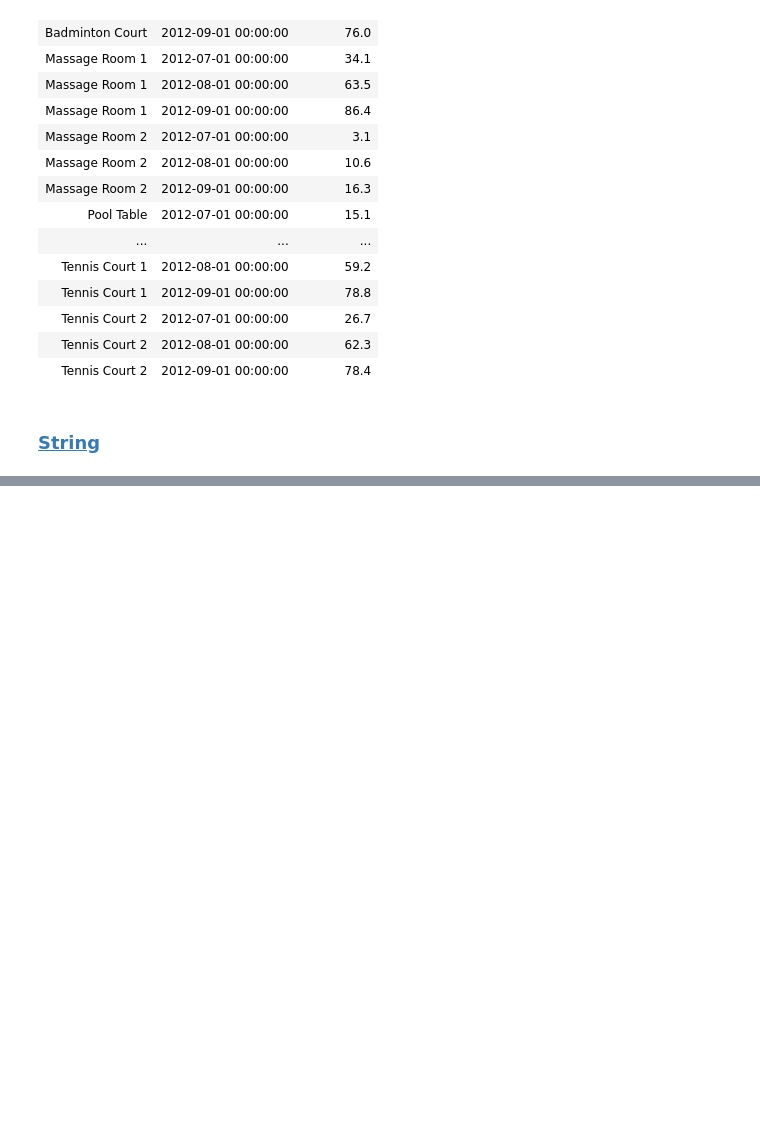
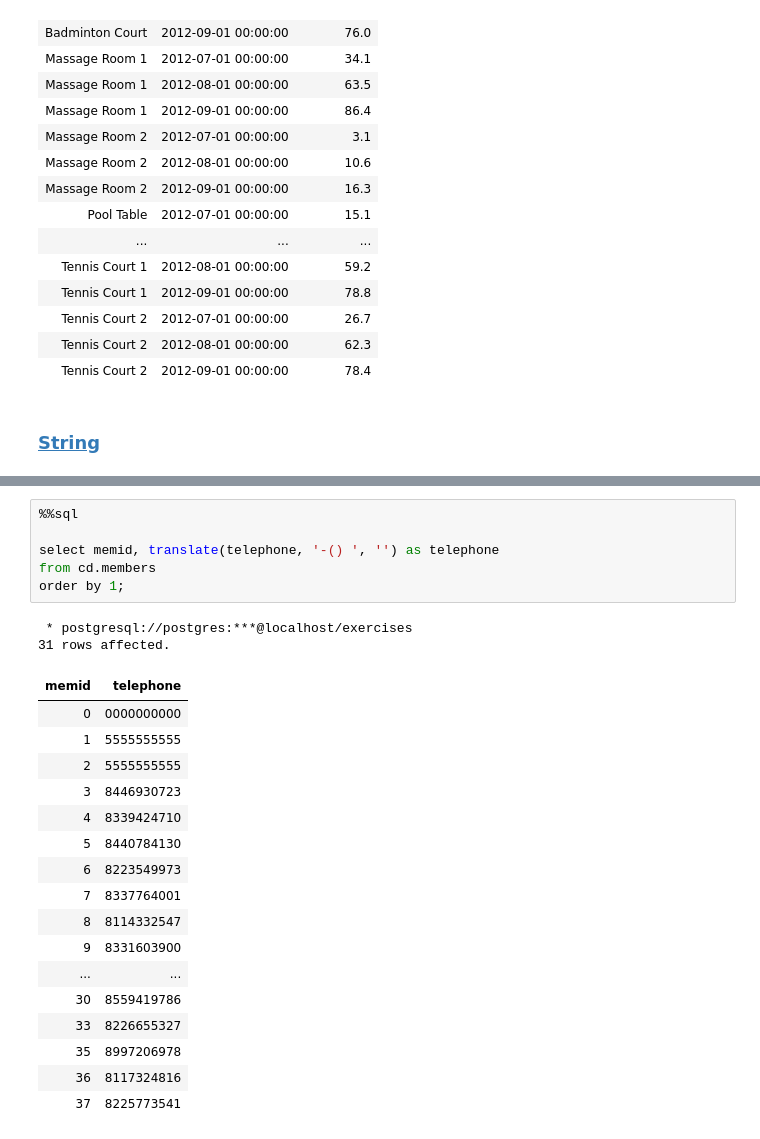
Before and after one commit to Yash9988/self-learn, a Jupyter notebook: practice/sql.ipynb, the cells around one changed output, grey strips where cells are left out. Drawn from its saved outputs; the diff is of its cells as text; blank space fills up the shorter version.

```diff
--- a/practice/sql.ipynb
+++ b/practice/sql.ipynb
@@ -1578,0 +1774,26 @@ order by 1, 2
+# %%
+%%sql
+
+select memid, translate(telephone, '-() ', '') as telephone
+from cd.members
+order by 1;
+# %% [output]
+ * postgresql://postgres:***@localhost/exercises
+31 rows affected.
+| memid | telephone |
+| 0 | 0000000000 |
+| 1 | 5555555555 |
+| 2 | 5555555555 |
+| 3 | 8446930723 |
+| 4 | 8339424710 |
+| 5 | 8440784130 |
+| 6 | 8223549973 |
+| 7 | 8337764001 |
+| 8 | 8114332547 |
+| 9 | 8331603900 |
+| ... | ... |
+| 30 | 8559419786 |
+| 33 | 8226655327 |
+| 35 | 8997206978 |
+| 36 | 8117324816 |
+| 37 | 8225773541 |
```
Also changed, not shown: parts of 17 cells of this notebook.
